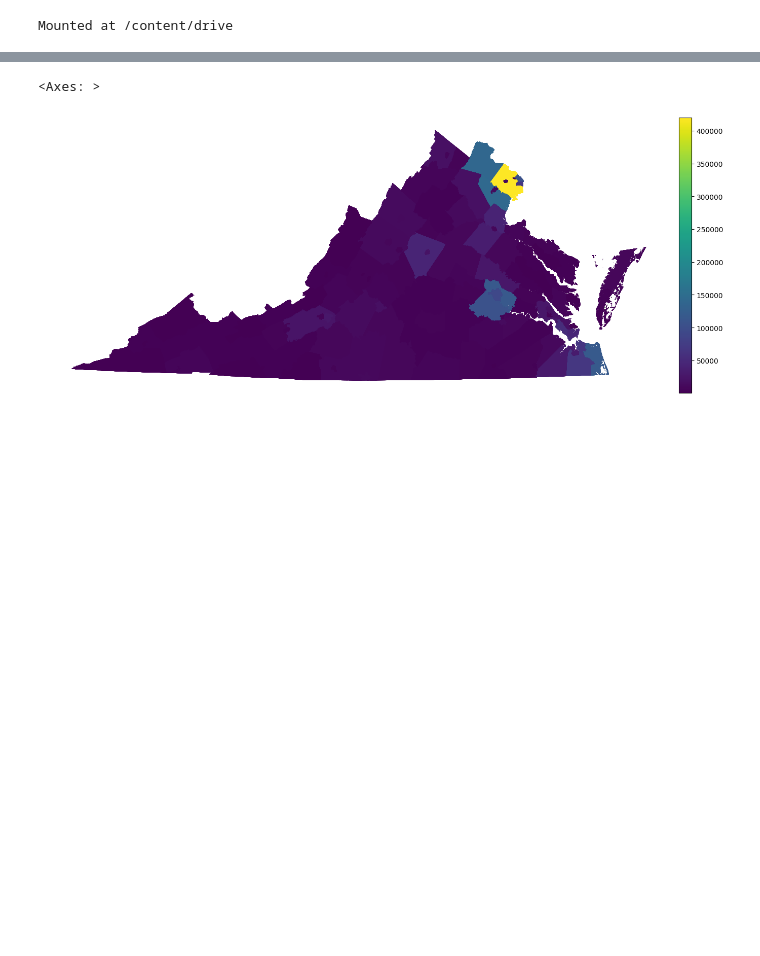
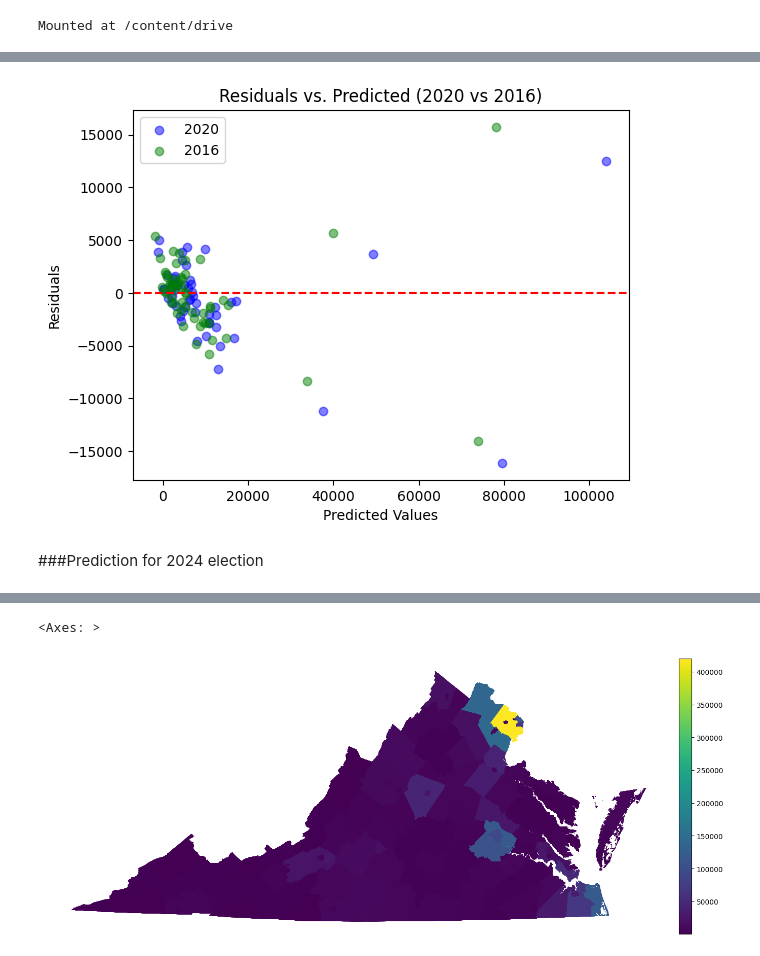
Before and after one commit to awhitehouse1/project_voting, a Jupyter notebook: Model_Project_Voting.ipynb, the cells around one changed output, grey strips where cells are left out. Saved outputs shown, nothing was run; the diff lists cells and outputs as text; code cells hidden in the pictures; blank space fills up the shorter version.

```diff
--- a/Model_Project_Voting.ipynb
+++ b/Model_Project_Voting.ipynb
@@ -252,0 +277,15 @@ Tried VA plots but not enough 2024 data
+# %%
+# Scatter plot for 2020 data
+plt.scatter(y_test_pred_2020, residuals_2020, alpha=0.5, color='blue', label='2020')
+# Scatter plot for 2016 data
+plt.scatter(y_test_pred_2016, residuals_2016, alpha=0.5, color='green', label='2016')
+plt.xlabel('Predicted Values')
+plt.ylabel('Residuals')
+plt.title('Residuals vs. Predicted (2020 vs 2016)')
+plt.legend()
+plt.axhline(y=0, color='red', linestyle='--')
+plt.show()
+# %% [output]
+[figure, added]
+# %% [markdown]
+###Prediction for 2024 election
```
Also changed, not shown: parts of 49 cells of this notebook.
